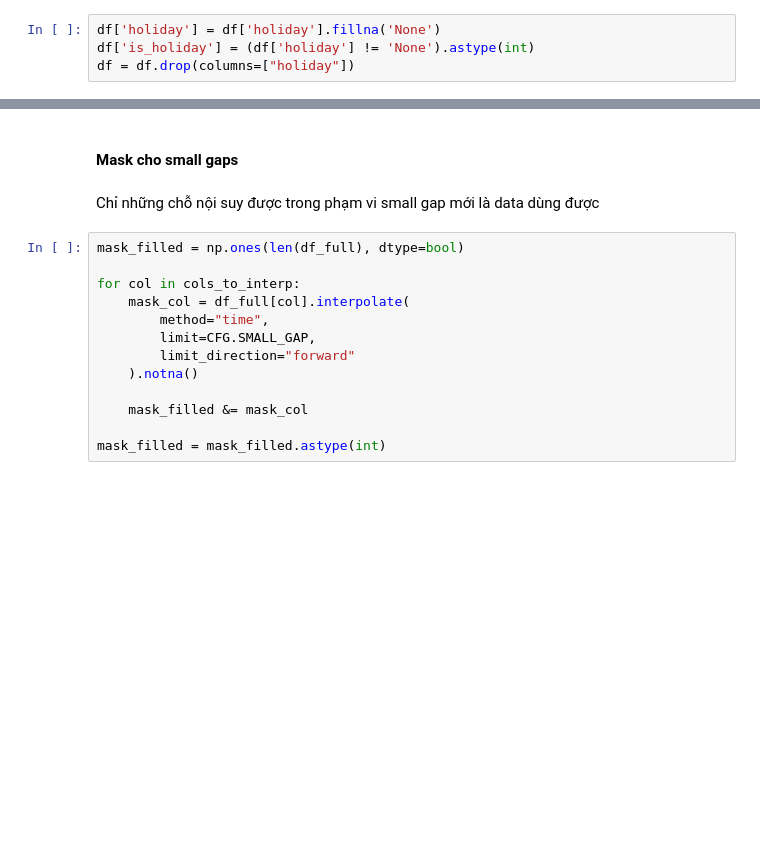
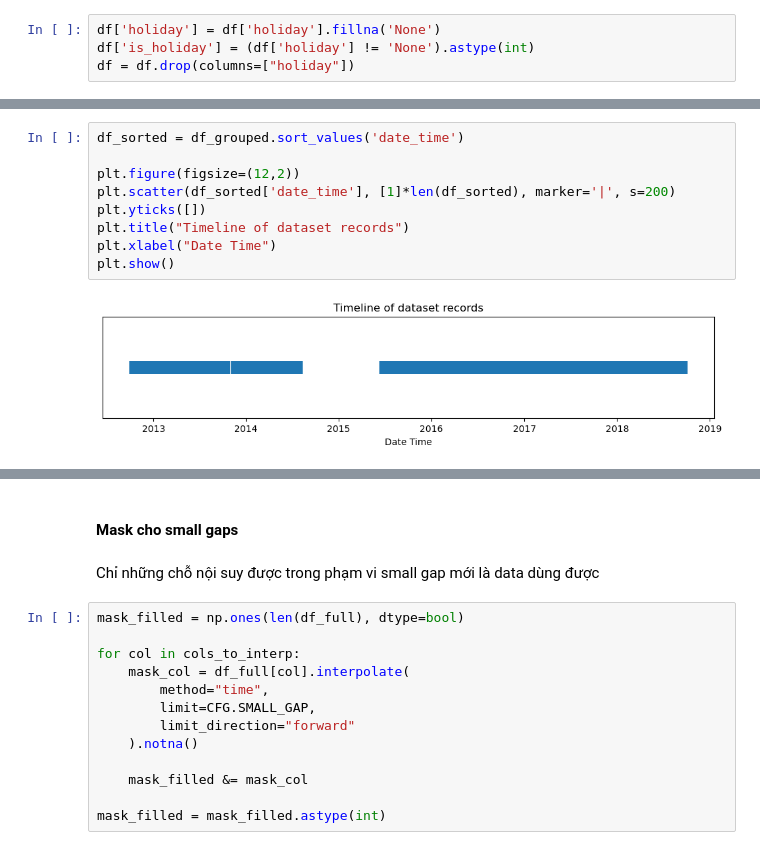
Before and after one commit to DucAnhShyyy/Traffic_Volume_Prediction, a Jupyter notebook: cleaning.ipynb, the cells around one changed output, grey strips where cells are left out. Cells and saved outputs as stored; diff of their text form; blank space fills up the shorter version.

```diff
--- a/cleaning.ipynb
+++ b/cleaning.ipynb
@@ -127,0 +230,11 @@ full_range = pd.date_range(start=start, end=end, freq="h")
+# %%
+df_sorted = df_grouped.sort_values('date_time')
+
+plt.figure(figsize=(12,2))
+plt.scatter(df_sorted['date_time'], [1]*len(df_sorted), marker='|', s=200)
+plt.yticks([])
+plt.title("Timeline of dataset records")
+plt.xlabel("Date Time")
+plt.show()
+# %% [output]
+[figure, added]
```
Also changed, not shown: parts of 58 cells of this notebook.
